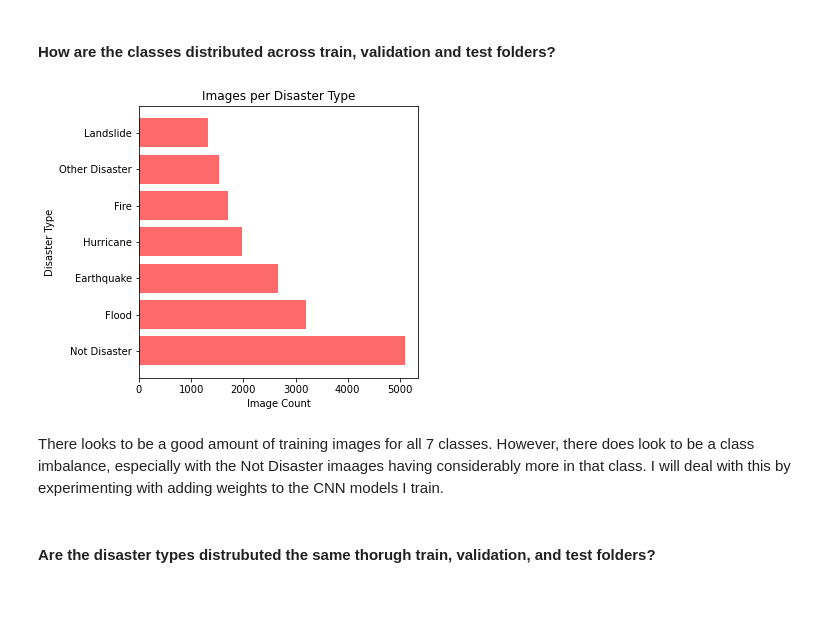
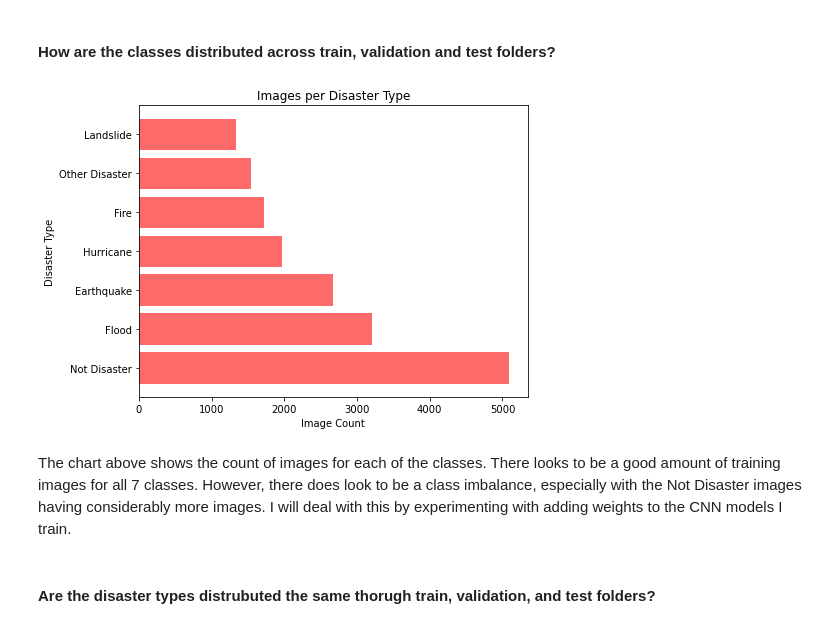
Before and after one commit to ryanreilly/phase_5_capstone, a Jupyter notebook: final_notebook.ipynb, the cells around one changed output. Cells and saved outputs as stored; diff of their text form; code cells hidden in the pictures; blank space fills up the shorter version.

Commit message:
Made image updates

```diff
--- a/final_notebook.ipynb
+++ b/final_notebook.ipynb
@@ -101,30 +101,30 @@ test_dir = '../data/test'
 # %% [markdown]
 #### How are the classes distributed across train, validation and test folders?
 # %%
-fig, ax = plt.subplots(figsize=(5, 5))
+fig, ax = plt.subplots(figsize=(7, 5))
 
 #We need to add all three value counts together
 train_values = train['class_label'].value_counts().values
 validation_values = validation['class_label'].value_counts().values
 test_values = test['class_label'].value_counts().values
 
 #Create x and y
 x = ['Not Disaster','Flood','Earthquake','Hurricane','Fire','Other Disaster','Landslide']
 y = train_values + validation_values + test_values
 
 #Plot the barchart
 ax.barh(x,y,color='#FE6A6A')
 
 ax.set_xlabel('Image Count')
 ax.set_ylabel('Disaster Type')
 ax.set_title('Images per Disaster Type');
-
+plt.tight_layout()
 #save fig
 fig.savefig('images/classes_count.png');
 # %% [output]
-[figure, old version]
+[figure, new version]
 # %% [markdown]
-There looks to be a good amount of training images for all 7 classes. However, there does look to be a class imbalance, especially with the Not Disaster imaages having considerably more in that class. I will deal with this by experimenting with adding weights to the CNN models I train.
+The chart above shows the count of images for each of the classes. There looks to be a good amount of training images for all 7 classes. However, there does look to be a class imbalance, especially with the Not Disaster images having considerably more images. I will deal with this by experimenting with adding weights to the CNN models I train.
 # %% [markdown]
 #### Are the disaster types distrubuted the same thorugh train, validation, and test folders?
 # %%
```
Also changed, not shown: parts of 2 cells of this notebook.
